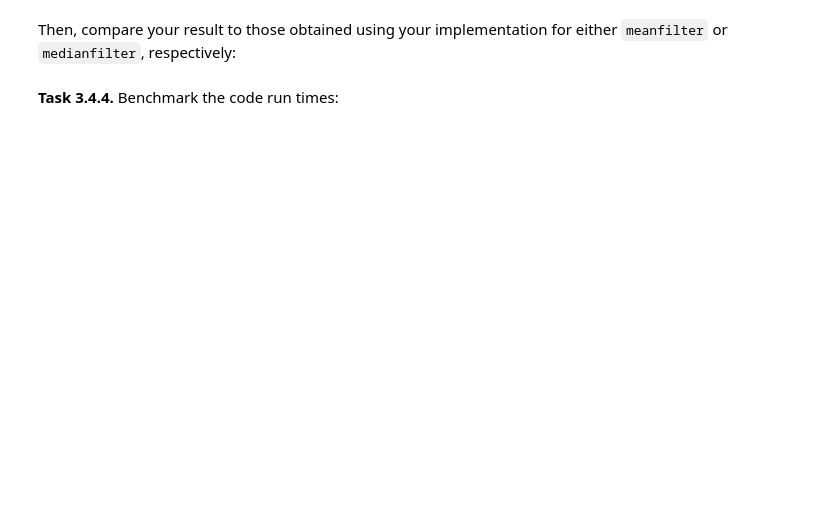
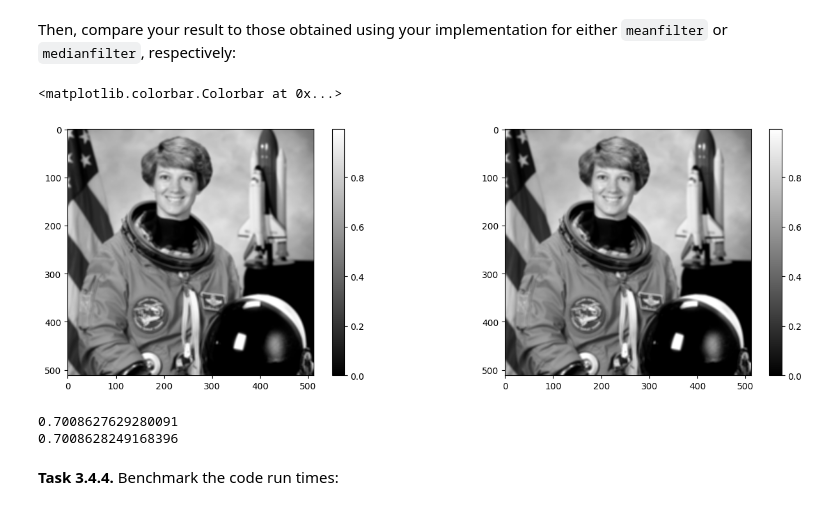
Before and after one commit to Mustafa-Y-BioInfo/mobi-fs3-python, a Jupyter notebook: task3.ipynb, the cells around one changed output. Saved outputs shown, nothing was run; the diff lists cells and outputs as text; code cells hidden in the pictures; blank space fills up the shorter version.

```diff
--- a/task3.ipynb
+++ b/task3.ipynb
@@ -217,4 +234,24 @@ def fastfilter(img_in, size):
 # %% [markdown]
 Then, compare your result to those obtained using your implementation for either `meanfilter` or `medianfilter`, respectively:
+# %%
+plt.figure(figsize=(25,5))
+plt.subplot(1,3,1)
+img_filtered = meanfilter(img, 5)
+plt.imshow(img_filtered, 'gray')
+plt.colorbar()
+
+plt.subplot(1,3,2)
+fast_filtered= fastfilter (img, 5)
+plt.imshow(fast_filtered, 'gray')
+plt.colorbar()
+# %% [output]
+<matplotlib.colorbar.Colorbar at 0x...>
+[figure, added]
+# %%
+print(img_filtered[100,100])
+print(fast_filtered[100,100])
+# %% [output]
+0.7008627629280091
+0.7008628249168396
 # %% [markdown]
 **<a id="#">Task 3.4.4.</a>** Benchmark the code run times:
```
Also changed, not shown: parts of 5 cells of this notebook.
